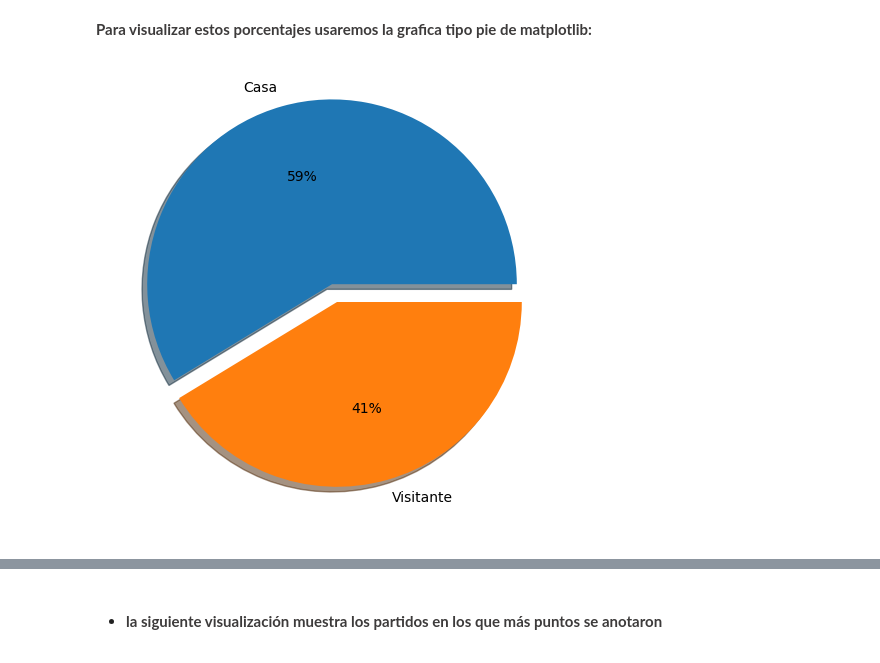
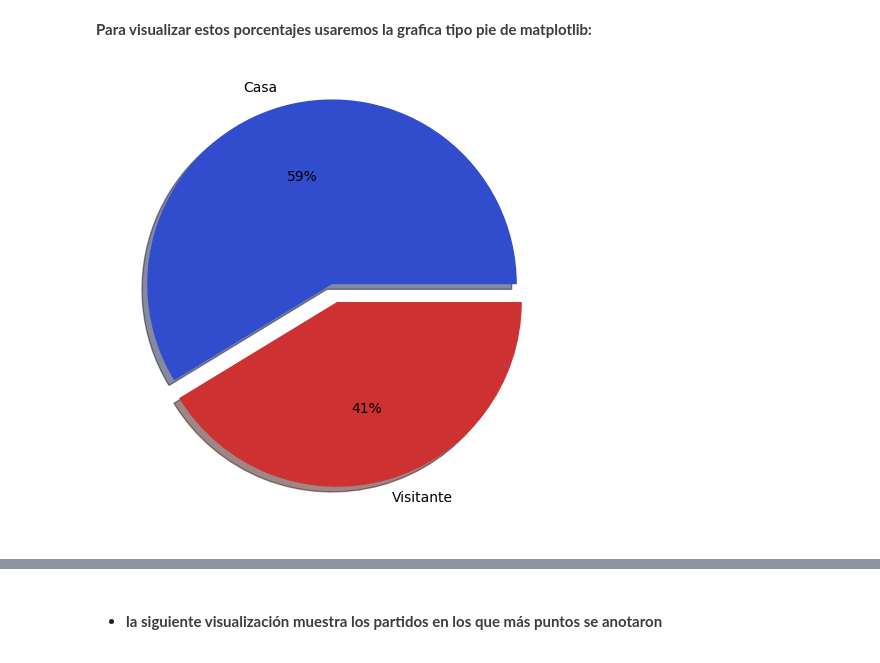
Before and after one commit to GabrielCastro1221/Analisis_de_datos_NBA_Jupyter_notebook, a Jupyter notebook: ProyectoDS_Gabriel_Castro_Ramirez.ipynb, the cells around one changed output, grey strips where cells are left out. Cells and saved outputs as stored; diff of their text form; code cells hidden in the pictures.

```diff
--- a/ProyectoDS_Gabriel_Castro_Ramirez.ipynb
+++ b/ProyectoDS_Gabriel_Castro_Ramirez.ipynb
@@ -293,10 +293,11 @@ victorias_locales = juegos_NBA["home_team_wins"].value_counts()
 <p style="font-weight: bold; color: #3D3B3B;">Para visualizar estos porcentajes usaremos la grafica tipo pie de matplotlib:</p>
 # %%
 plt.figure(figsize=(20,6))
-plt.pie(victorias_locales.values, labels=['Casa', 'Visitante'], autopct='%.0f%%', shadow = True, explode = (0.1, 0))
+colores=["#314DCD", "#CD3131"]
+plt.pie(victorias_locales.values, labels=['Casa', 'Visitante'], autopct='%.0f%%', shadow = True, explode = (0.1, 0), colors = colores )
 plt.show()
 # %% [output]
-[figure, old version]
+[figure, new version]
 # %% [markdown]
 ![logo](./img/l.png)
 # %% [markdown]
```
Also changed, not shown: parts of 8 cells of this notebook.
